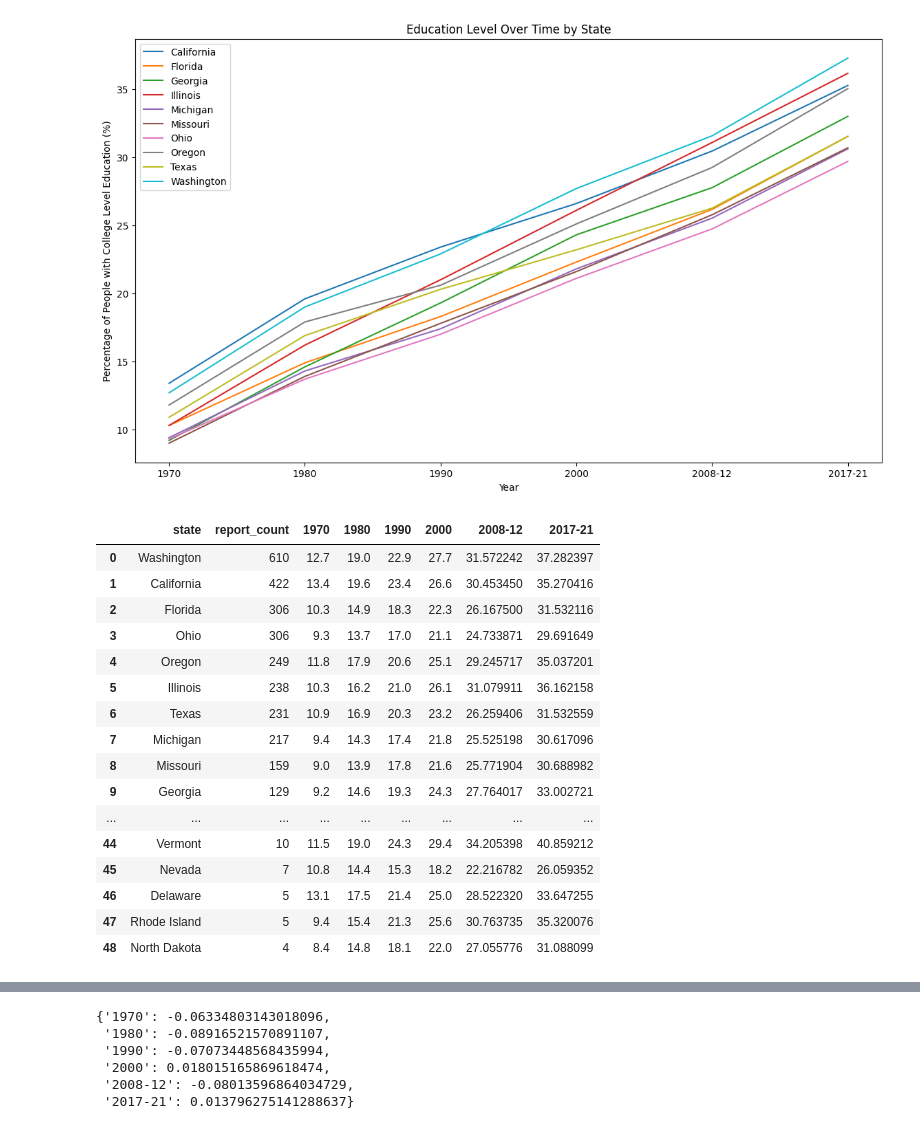
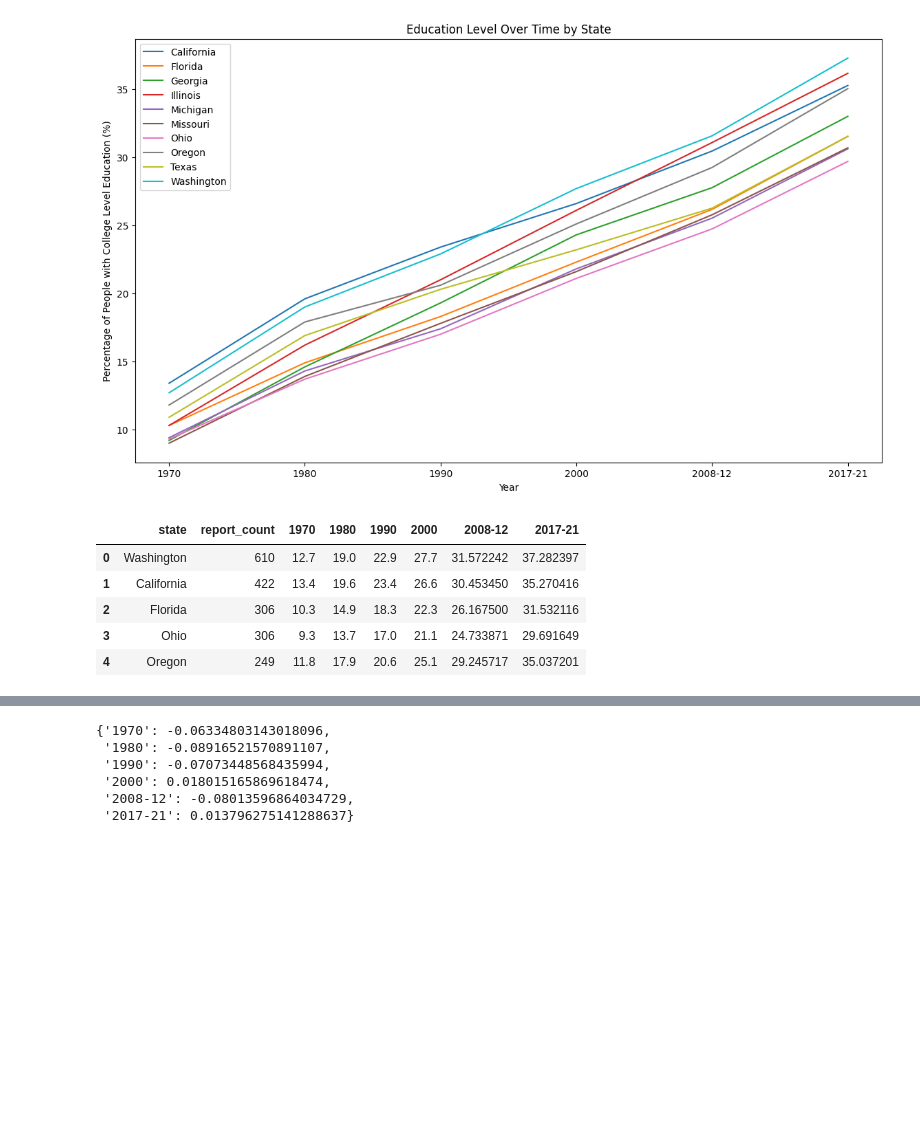
Before and after one commit to modestcharlie/2024Spr_projects, a Jupyter notebook: Final.ipynb, the cells around one changed output, grey strips where cells are left out. Drawn from its saved outputs; the diff is of its cells as text; code cells hidden in the pictures; blank space fills up the shorter version.

Commit message:
Update First Version and Upload Data

```diff
--- a/Final.ipynb
+++ b/Final.ipynb
@@ -362,7 +285,7 @@ state_college_level_education_data = state_college_level_education_data[['county
 
 state_college_level_education_data = state_college_level_education_data.rename(columns={'county_or_state_name':'state','Percent of adults completing four years of college or higher, 1970':'1970', 'Percent of adults completing four years of college or higher, 1980':'1980', 'Percent of adults with a bachelor\'s degree or higher, 1990':'1990', 'Percent of adults with a bachelor\'s degree or higher, 2000': '2000', 'Percent of adults with a bachelor\'s degree or higher, 2008-12':'2008-12', 'Percent of adults with a bachelor\'s degree or higher, 2017-21':'2017-21'})
 
-state_college_level_education_data
+state_college_level_education_data.head()
 # %% [output]
 |  | state | 1970 | 1980 | 1990 | 2000 | 2008-12 | 2017-21 |
 | 0 | Alaska | 14.1 | 21.1 | 23.0 | 24.7 | 27.476243 | 30.593829 |
@@ -404,25 +316,14 @@ plt.show()
 [figure]
 # %%
 education_bigfoot_merged = pd.merge(state_report_counts, state_college_level_education_data, on='state', how='left')
-education_bigfoot_merged
+education_bigfoot_merged.head()
 # %% [output]
 |  | state | report_count | 1970 | 1980 | 1990 | 2000 | 2008-12 | 2017-21 |
 | 0 | Washington | 610 | 12.7 | 19.0 | 22.9 | 27.7 | 31.572242 | 37.282397 |
 | 1 | California | 422 | 13.4 | 19.6 | 23.4 | 26.6 | 30.453450 | 35.270416 |
 | 2 | Florida | 306 | 10.3 | 14.9 | 18.3 | 22.3 | 26.167500 | 31.532116 |
 | 3 | Ohio | 306 | 9.3 | 13.7 | 17.0 | 21.1 | 24.733871 | 29.691649 |
 | 4 | Oregon | 249 | 11.8 | 17.9 | 20.6 | 25.1 | 29.245717 | 35.037201 |
-| 5 | Illinois | 238 | 10.3 | 16.2 | 21.0 | 26.1 | 31.079911 | 36.162158 |
-| 6 | Texas | 231 | 10.9 | 16.9 | 20.3 | 23.2 | 26.259406 | 31.532559 |
-| 7 | Michigan | 217 | 9.4 | 14.3 | 17.4 | 21.8 | 25.525198 | 30.617096 |
-| 8 | Missouri | 159 | 9.0 | 13.9 | 17.8 | 21.6 | 25.771904 | 30.688982 |
-| 9 | Georgia | 129 | 9.2 | 14.6 | 19.3 | 24.3 | 27.764017 | 33.002721 |
-| ... | ... | ... | ... | ... | ... | ... | ... | ... |
-| 44 | Vermont | 10 | 11.5 | 19.0 | 24.3 | 29.4 | 34.205398 | 40.859212 |
-| 45 | Nevada | 7 | 10.8 | 14.4 | 15.3 | 18.2 | 22.216782 | 26.059352 |
-| 46 | Delaware | 5 | 13.1 | 17.5 | 21.4 | 25.0 | 28.522320 | 33.647255 |
-| 47 | Rhode Island | 5 | 9.4 | 15.4 | 21.3 | 25.6 | 30.763735 | 35.320076 |
-| 48 | North Dakota | 4 | 8.4 | 14.8 | 18.1 | 22.0 | 27.055776 | 31.088099 |
 # %%
 # 定义一个函数，用于基于年份判断年代
 def get_decade(year):
```
Also changed, not shown: parts of 16 cells of this notebook.
